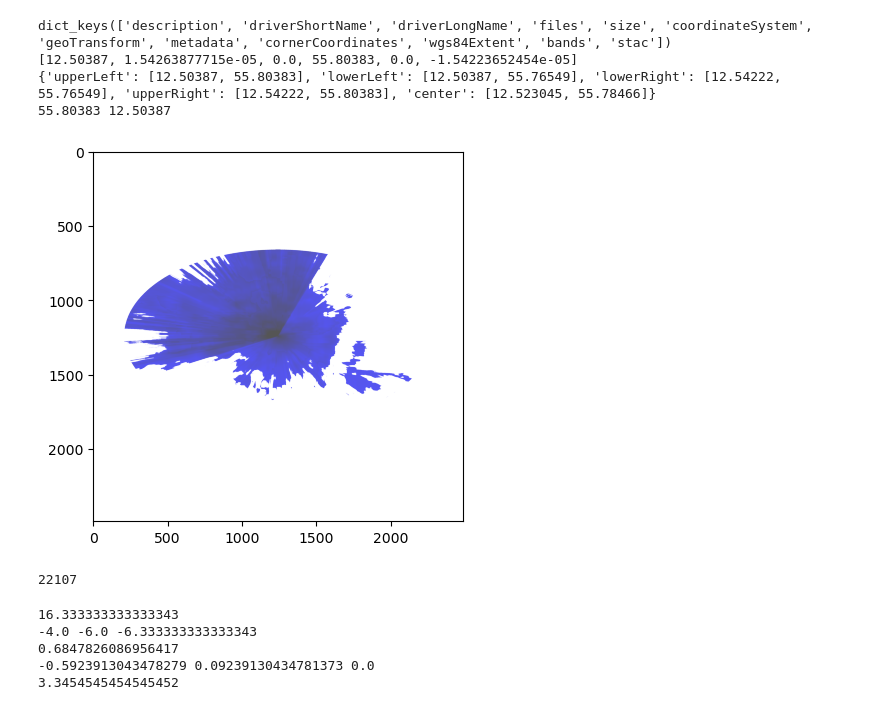
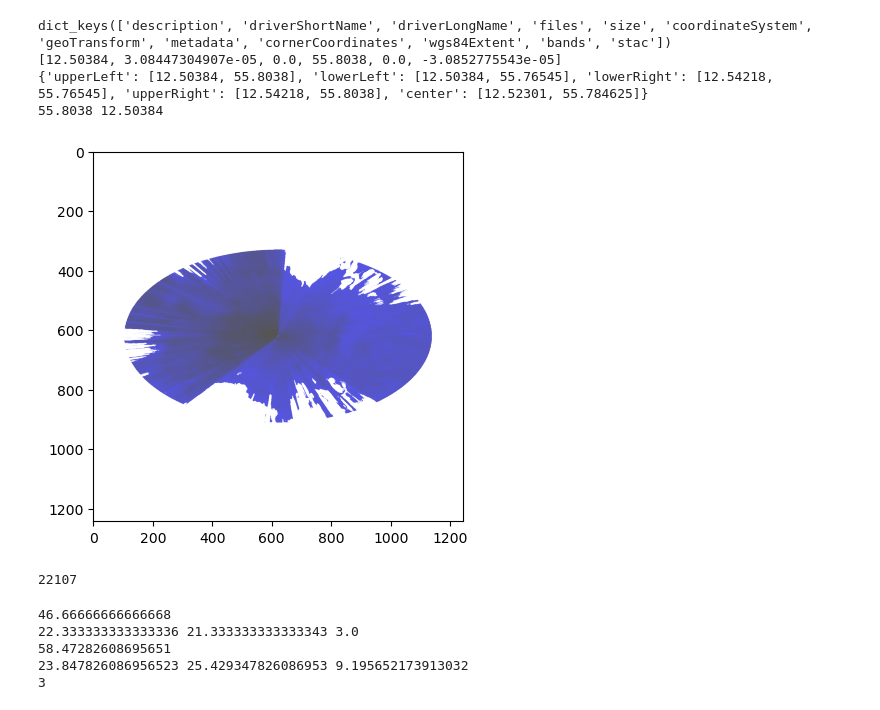
Before and after one commit to otaGran/3DPathLoss, a Jupyter notebook: DTU-processing/cloudRF_simulation_rmse.ipynb, the cells around one changed output. Cells and saved outputs as stored; diff of their text form; code cells hidden in the pictures.

```diff
--- a/DTU-processing/cloudRF_simulation_rmse.ipynb
+++ b/DTU-processing/cloudRF_simulation_rmse.ipynb
@@ -1,33 +1,34 @@
 # %%
 from osgeo import gdal
 import pandas as pd
 import numpy as np
 from PIL import Image
 import matplotlib.pyplot as plt
 
 # ds = gdal.Open('cloudRF_tiff/0522224354_My_Network_Site.4326.tiff', gdal.GA_ReadOnly)
-ds = gdal.Open('cloudRF_tiff/0522224354_My_Network_Site.4326.tiff', gdal.GA_ReadOnly)
+file_name = 'cloudRF_tiff/0523161235_My_Network_Site.4326.tiff'
+ds = gdal.Open(file_name, gdal.GA_ReadOnly)
 tiff_dict = gdal.Info(ds, options=gdal.InfoOptions(format='json'))
 print(tiff_dict.keys())
 print(tiff_dict['geoTransform'])
 print(tiff_dict['cornerCoordinates'])
 lat_per_pixel, long_per_pixel = abs(float(tiff_dict['geoTransform'][-1])), \
                                 abs(float(tiff_dict['geoTransform'][1]))
 lat_TL, long_TL = tiff_dict['cornerCoordinates']['upperLeft'][::-1]
 print(lat_TL, long_TL)
 
-tiff_img = Image.open('cloudRF_tiff/0522224354_My_Network_Site.4326.tiff')
+tiff_img = Image.open(file_name)
 tiff_img = np.asarray(tiff_img)
 plt.imshow(tiff_img)
 for ii in range(len(tiff_img)):
     if tiff_img[1, ii][2] != 255:
         print(ii)
 # %% [output]
 dict_keys(['description', 'driverShortName', 'driverLongName', 'files', 'size', 'coordinateSystem', 'geoTransform', 'metadata', 'cornerCoordinates', 'wgs84Extent', 'bands', 'stac'])
-[12.50387, 1.54263877715e-05, 0.0, 55.80383, 0.0, -1.54223652454e-05]
-{'upperLeft': [12.50387, 55.80383], 'lowerLeft': [12.50387, 55.76549], 'lowerRight': [12.54222, 55.76549], 'upperRight': [12.54222, 55.80383], 'center': [12.523045, 55.78466]}
-55.80383 12.50387
+[12.50384, 3.08447304907e-05, 0.0, 55.8038, 0.0, -3.0852775543e-05]
+{'upperLeft': [12.50384, 55.8038], 'lowerLeft': [12.50384, 55.76545], 'lowerRight': [12.54218, 55.76545], 'upperRight': [12.54218, 55.8038], 'center': [12.52301, 55.784625]}
+55.8038 12.50384
-[figure, old version]
+[figure, new version]
 # %%
 import csv
 
@@ -62,7 +63,8 @@ def loc_to_pow(img_arr, lat, long, lat_TL_=lat_TL, long_TL_=long_TL, lat_per_pix
     r, c = abs(round(d_lat / lat_per_pixel_)), round(d_long / long_per_pixel_)
     if ret_rc == 'y':
         return -(abs((img_arr[r, c, 2]) / 1 / factor) + 40), r, c
-    return -(abs((img_arr[r, c, 2]) / 1 / factor) + 40)
+    # return -(abs((img_arr[r, c, 2]) / 1 / factor) + 40)
+    return -(abs((img_arr[r, c, 2]) / 1 / factor) + 32)
 
 # fac = np.linspace(2.8, 4, 33333)
 diff_arr = []
@@ -86,11 +88,11 @@ print(fac[np.argmin(diff_arr)])
 
 # plt.plot(fac, diff_arr)
 # %% [output]
-16.333333333333343
--4.0 -6.0 -6.333333333333343
-0.6847826086956417
--0.5923913043478279 0.09239130434781373 0.0
-3.3454545454545452
+46.66666666666668
+22.333333333333336 21.333333333333343 3.0
+58.47282608695651
+23.847826086956523 25.429347826086953 9.195652173913032
+3
 # %%
 def RMSE_cloudRF_and_empirical_ss(img_arr, offset=-18, df_actual_values=df_actual_data):
     sum_squares = []
```
Also changed, not shown: parts of 5 cells of this notebook.
